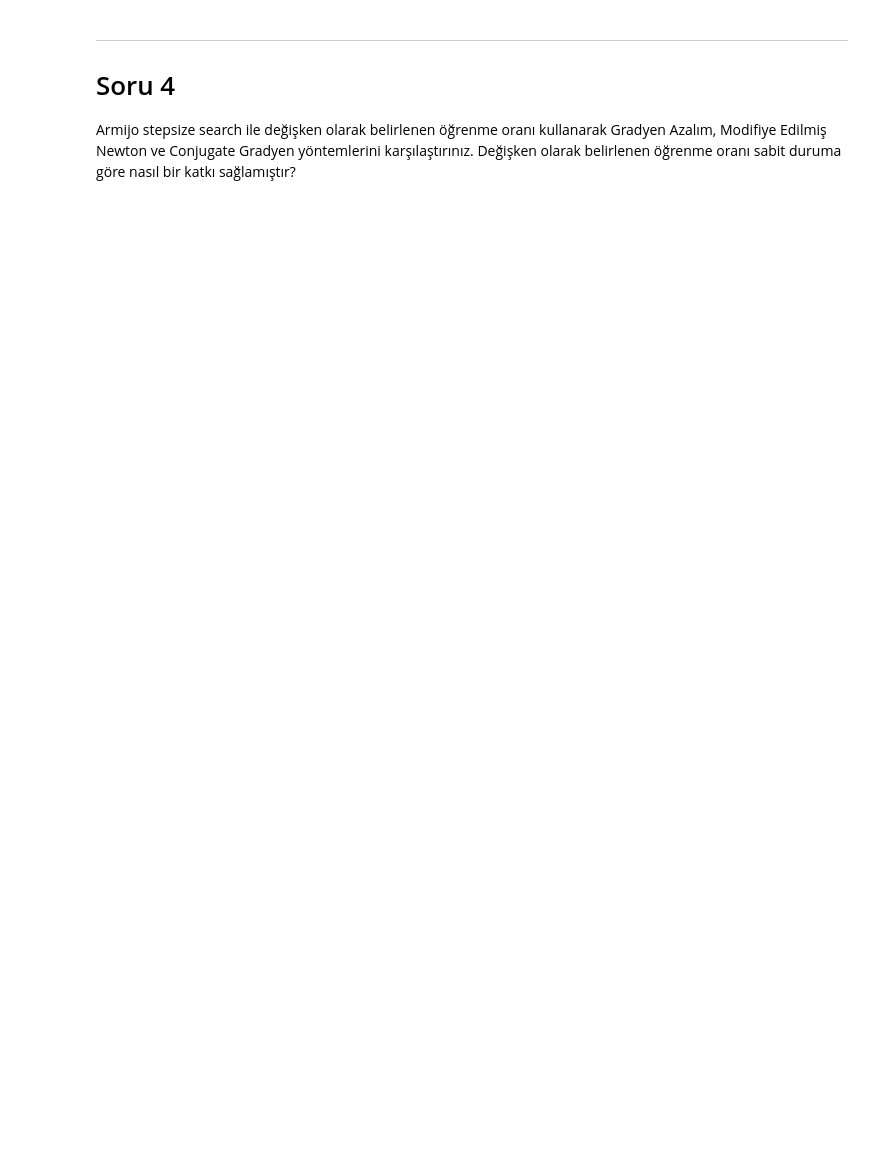
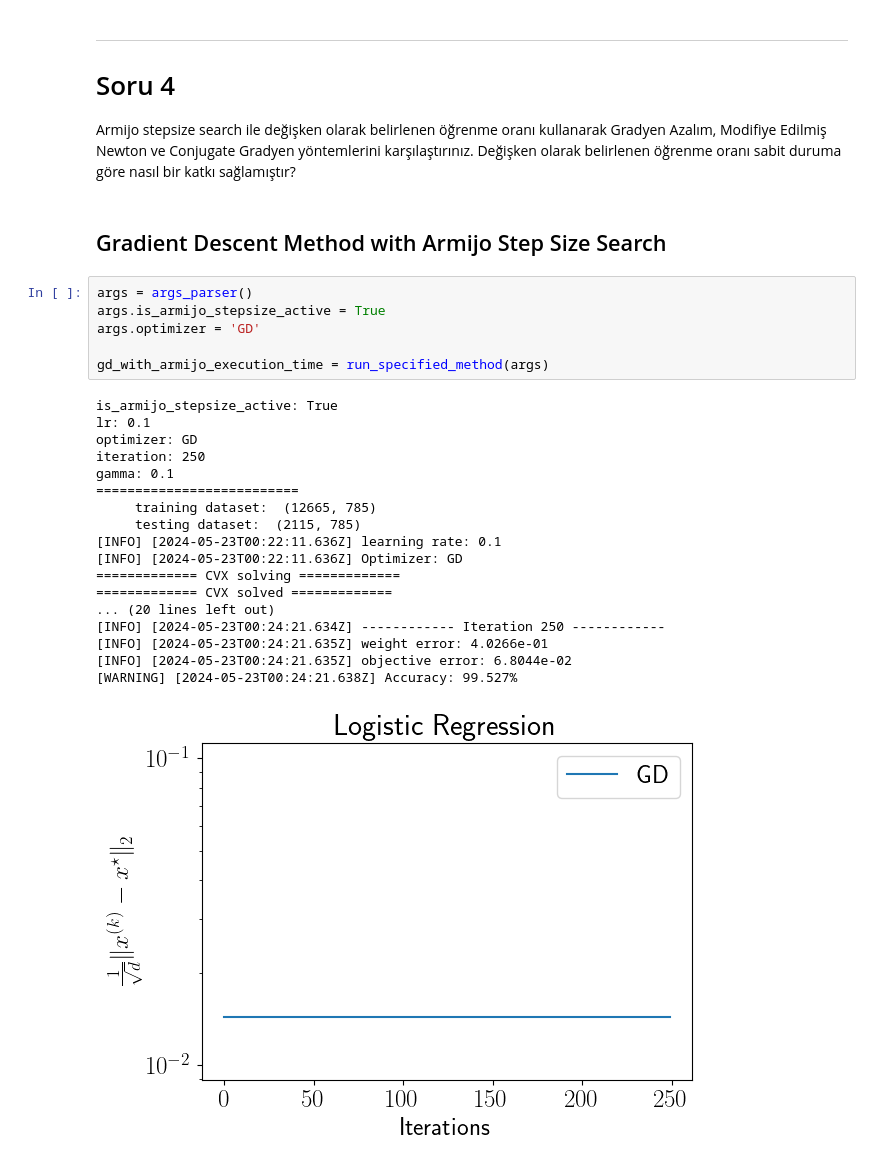
Before and after one commit to ondergormez/BLM6113_Advanced_Optimization, a Jupyter notebook: 02-Homeworks/Homework2/Homework2.ipynb, the cells around one changed output. Drawn from its saved outputs; the diff is of its cells as text; blank space fills up the shorter version.

```diff
--- a/02-Homeworks/Homework2/Homework2.ipynb
+++ b/02-Homeworks/Homework2/Homework2.ipynb
@@ -417,3 +374,30 @@ TODO: Add comment here
 ---------------------------
 # Soru 4
 Armijo stepsize search ile değişken olarak belirlenen öğrenme oranı kullanarak Gradyen Azalım, Modifiye Edilmiş Newton ve Conjugate Gradyen yöntemlerini karşılaştırınız. Değişken olarak belirlenen öğrenme oranı sabit duruma göre nasıl bir katkı sağlamıştır?
+# %% [markdown]
+## Gradient Descent Method with Armijo Step Size Search
+# %%
+args = args_parser()
+args.is_armijo_stepsize_active = True
+args.optimizer = 'GD'
+
+gd_with_armijo_execution_time = run_specified_method(args)
+# %% [output]
+is_armijo_stepsize_active: True
+lr: 0.1
+optimizer: GD
+iteration: 250
+gamma: 0.1
+==========================
+     training dataset:  (12665, 785)
+     testing dataset:  (2115, 785)
+[INFO] [2024-05-23T00:22:11.636Z] learning rate: 0.1
+[INFO] [2024-05-23T00:22:11.636Z] Optimizer: GD
+============= CVX solving =============
+============= CVX solved =============
+... (20 lines left out)
+[INFO] [2024-05-23T00:24:21.634Z] ------------ Iteration 250 ------------
+[INFO] [2024-05-23T00:24:21.635Z] weight error: 4.0266e-01
+[INFO] [2024-05-23T00:24:21.635Z] objective error: 6.8044e-02
+[WARNING] [2024-05-23T00:24:21.638Z] Accuracy: 99.527%
+[figure, added]
```
Also changed, not shown: parts of 39 cells of this notebook, 6 other files.
